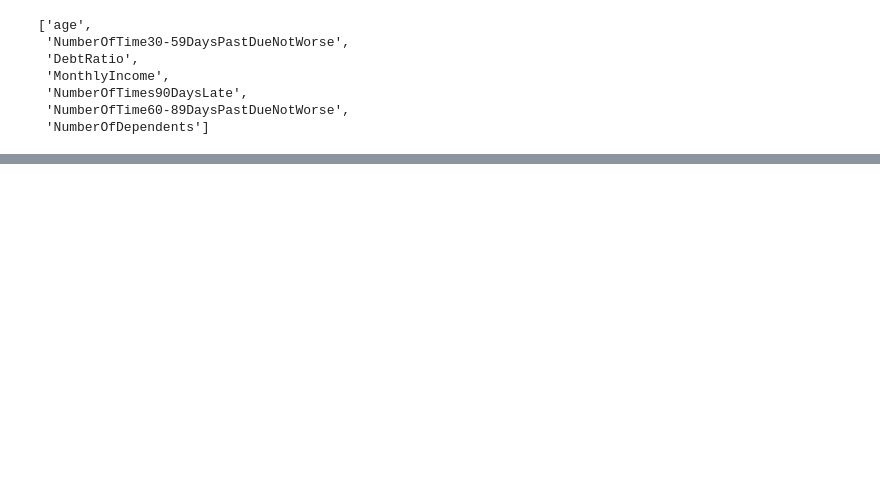
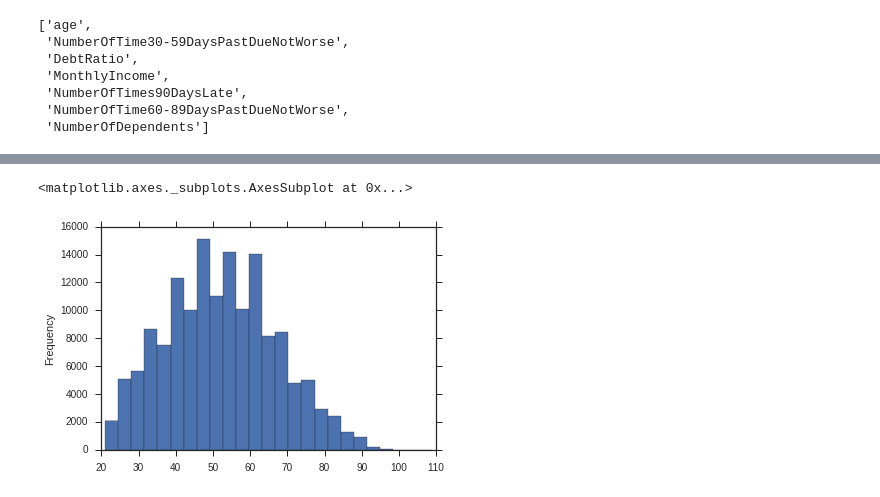
Before and after one commit to rduvoisin/cappml, a Jupyter notebook: pa2/pa2.ipynb, the cells around one changed output, grey strips where cells are left out. Saved outputs shown, nothing was run; the diff lists cells and outputs as text; code cells hidden in the pictures; blank space fills up the shorter version.

```diff
--- a/pa2/pa2.ipynb
+++ b/pa2/pa2.ipynb
@@ -1027,5 +1013,8 @@ delinquency_counts.plot(kind = 'bar', stacked = True, color = ['blue','red'], gr
 # %%
-train.age.plot.hist(bins=25)
+# train.age.plot.hist(bins=25)
+# %% [output]
+<matplotlib.axes._subplots.AxesSubplot at 0x...>
+[figure, added]
 # %%
 g = sns.pairplot(data=train[['age','MonthlyIncome','DebtRatio',
                              'RevolvingUtilizationOfUnsecuredLines',
```
Also changed, not shown: parts of 24 cells of this notebook, 3 other files.
